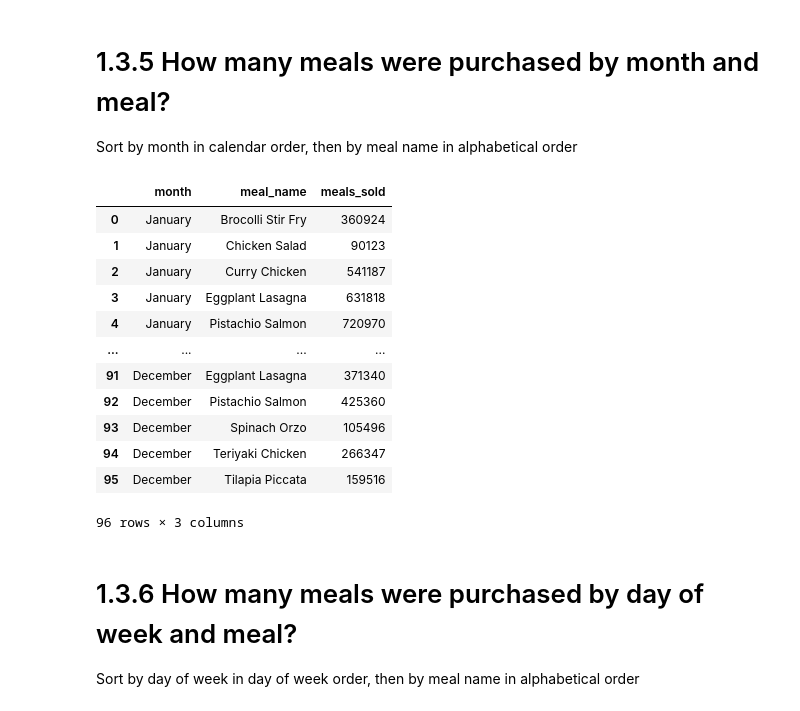
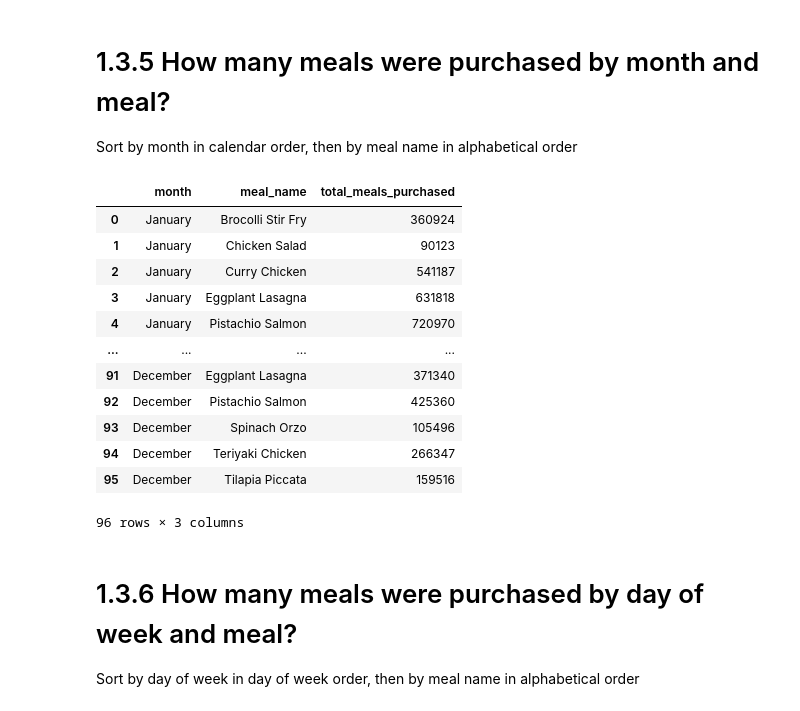
Before and after one commit to morinlandon12/ucb_mids_w205_project_1, a Jupyter notebook: project_1_3.ipynb, the cells around one changed output. Drawn from its saved outputs; the diff is of its cells as text; code cells hidden in the pictures.

```diff
--- a/project_1_3.ipynb
+++ b/project_1_3.ipynb
@@ -224,25 +228,25 @@ Sort by month in calendar order, then by meal name in alphabetical order
 # %%
 rollback_before_flag = True
 rollback_after_flag = True
 
 query = """
 
 select to_char(date_trunc('month', sa.sale_date), 'Month') as month,
        p.description as meal_name,
-       sum(l.quantity) as meals_sold
+       sum(l.quantity) as total_meals_purchased
 from sales as sa
      join line_items as l
          on sa.sale_id = l.sale_id
      join products as p
          on l.product_id = p.product_id
 group by date_trunc('month', sale_date), p.description
 order by date_trunc('month', sale_date), p.description
 
 """
 
 my_select_query_pandas(query, rollback_before_flag, rollback_after_flag)
 # %% [output]
-|  | month | meal_name | meals_sold |
+|  | month | meal_name | total_meals_purchased |
 | 0 | January | Brocolli Stir Fry | 360924 |
 | 1 | January | Chicken Salad | 90123 |
 | 2 | January | Curry Chicken | 541187 |
```
Also changed, not shown: parts of 8 cells of this notebook, 2 other files.
